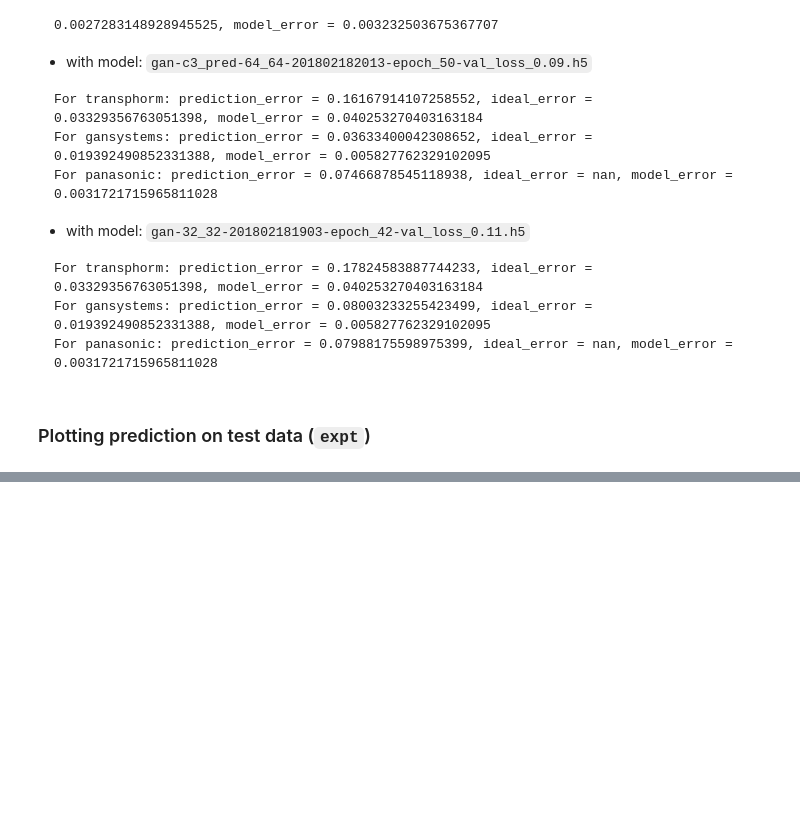
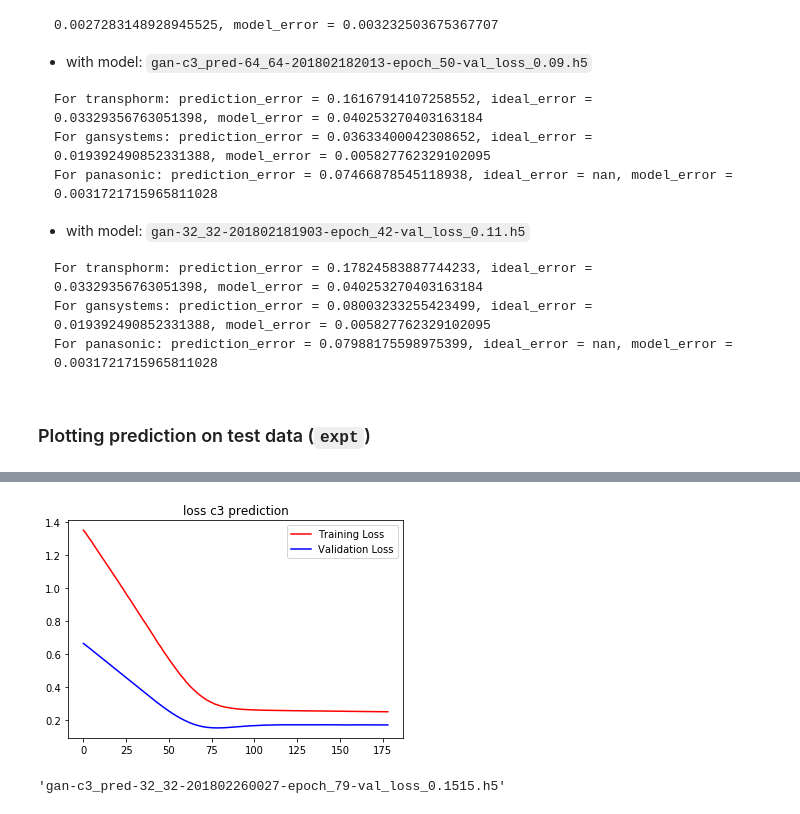
Before and after one commit to srbhchandra/NN_learn, a Jupyter notebook: projects/GaN/GaN voltage prediction 2018-02-25.ipynb, the cells around one changed output, grey strips where cells are left out. Drawn from its saved outputs; the diff is of its cells as text; code cells hidden in the pictures; blank space fills up the shorter version.

Commit message:
update for model 3
Signed-off-by: Saurabh Bipin Chandra <srbhchandra@gmail.com>

```diff
--- a/projects/GaN/GaN voltage prediction 2018-02-25.ipynb
+++ b/projects/GaN/GaN voltage prediction 2018-02-25.ipynb
@@ -645,0 +685,6 @@ for i in range(x_train.shape[0]):
+# %%
+x_train, x_mean, x_std = standardize_features(x_train)
+x_test, _, _ = standardize_features(x_test, x_mean, x_std)
+
+y_train, y_mean, y_std = standardize_features(y_train)
+y_test, _, _ = standardize_features(y_test, y_mean, y_std)
@@ -645,0 +697,11 @@ for i in range(x_train.shape[0]):
+# %%
+# input : (batch_size, max_time_sequence, input_dim)
+model = Sequential()
+nodes = [32, 32]
+# model.add(GRU(64, return_sequences=True, input_shape=(max_time_sequence, 2)))
+# model.add(LSTM(nodes[0], return_sequences=True, dropout=0.2, recurrent_dropout=0.2, input_shape=x_train.shape[1:]))
+# model.add(LSTM(nodes[1], return_sequences=True, dropout=0.2, recurrent_dropout=0.2))
+model.add(LSTM(nodes[0], return_sequences=True, input_shape=x_train.shape[1:]))
+model.add(LSTM(nodes[1], return_sequences=True))
+model.add(Dense(2))
+model.summary()
@@ -645,0 +722,16 @@ for i in range(x_train.shape[0]):
+# %%
+opt = Adam(lr=0.0001)  # default: 0.001
+model.compile(loss='mean_squared_error', optimizer=opt)
+# %%
+time = datetime.now().strftime('%Y%m%d%H%M')
+nodes_str = '_'.join(map(str, nodes))
+filename = f"_models/gan-c3_pred-{nodes_str}-{time}-" + "epoch_{epoch:02d}-val_loss_{val_loss:.4f}.h5"
+model_saver = ModelCheckpoint(filepath=filename, monitor='val_loss', save_best_only=True)
+
+history = model.fit(x_train, y_train,
+                    batch_size=8,
+                    shuffle=True,
+                    epochs=1500,
+                    sample_weight=sample_weights,
+                    validation_data=(x_test, y_test),
+                    callbacks=[EarlyStopping(monitor='val_loss', patience=100), model_saver])
@@ -645,0 +756,10 @@ for i in range(x_train.shape[0]):
+# %%
+plot_loss(history.history['loss'], 'Training Loss',
+          history.history['val_loss'], 'Validation Loss', 'loss c3 prediction')
+# %% [output]
+[figure, added]
+# %%
+best_model = !ls -t _models | head -n 1
+best_model[0]
+# %% [output]
+'gan-c3_pred-32_32-201802260027-epoch_79-val_loss_0.1515.h5'
```
Also changed, not shown: parts of 28 cells of this notebook, 7 other files.
